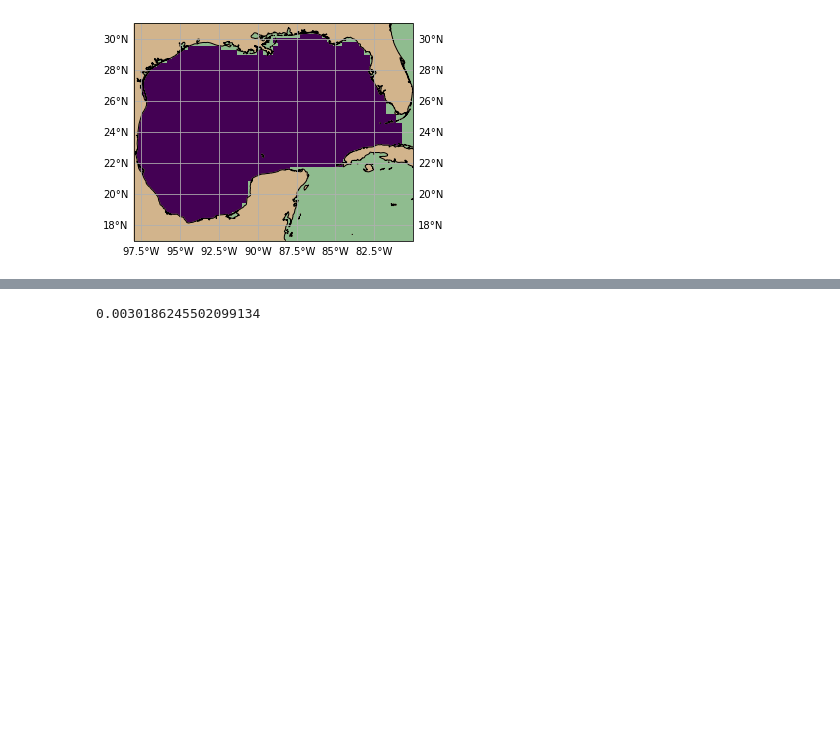
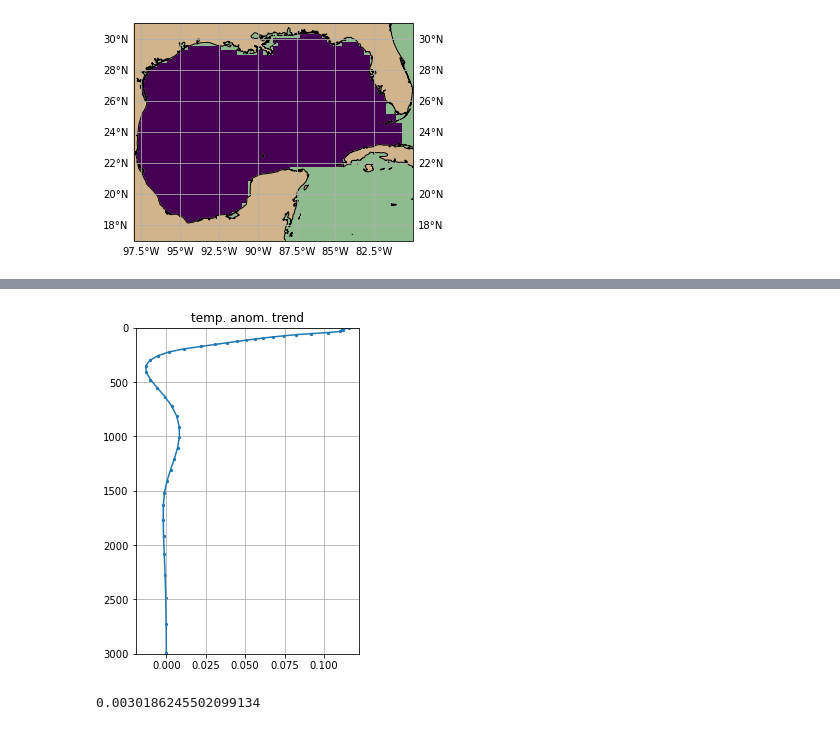
Before and after one commit to jakesteinberg/nasa_ostst, a Jupyter notebook: landerer.ipynb, the cells around one changed output, grey strips where cells are left out. Saved outputs shown, nothing was run; the diff lists cells and outputs as text; code cells hidden in the pictures; blank space fills up the shorter version.

```diff
--- a/landerer.ipynb
+++ b/landerer.ipynb
@@ -280,3 +314,13 @@ da_gulf_mask.to_netcdf(path='/Users/jakesteinberg/Documents/NASA_OSTST/ecco_gulf
+# %%
+imast = ecco_monthly_ds.drF.data.cumsum()
+f, ax = plt.subplots(1,1,figsize=(4,6))
+ax.plot(ptheta.polyfit_coefficients.isel(degree=0).mean(dim=['i','j'])*1e9*60*60*24*365,-1*ecco_grid.Z)
+ax.scatter(ptheta.polyfit_coefficients.isel(degree=0).mean(dim=['i','j'])*1e9*60*60*24*365,-1*ecco_grid.Z,s=5)
+ax.set_ylim([0,3000]); ax.invert_yaxis()
+ax.grid(); ax.set_title('temp. anom. trend')
+f.savefig('/Users/jakesteinberg/Documents/NASA_OSTST/meetings/2022_06_23/GOM_ecco_theta_anom_trend.jpg', dpi=250)
+# %% [output]
+[figure, added]
 # %%
 # extract linear OBP trend, remove GOM mean
 fitloc = pobp.polyfit_coefficients.isel(degree=0).isel(tile=tile_num)*1e9*60*60*24*365/g/rho0
```
Also changed, not shown: parts of 6 cells of this notebook, 2 other files.
